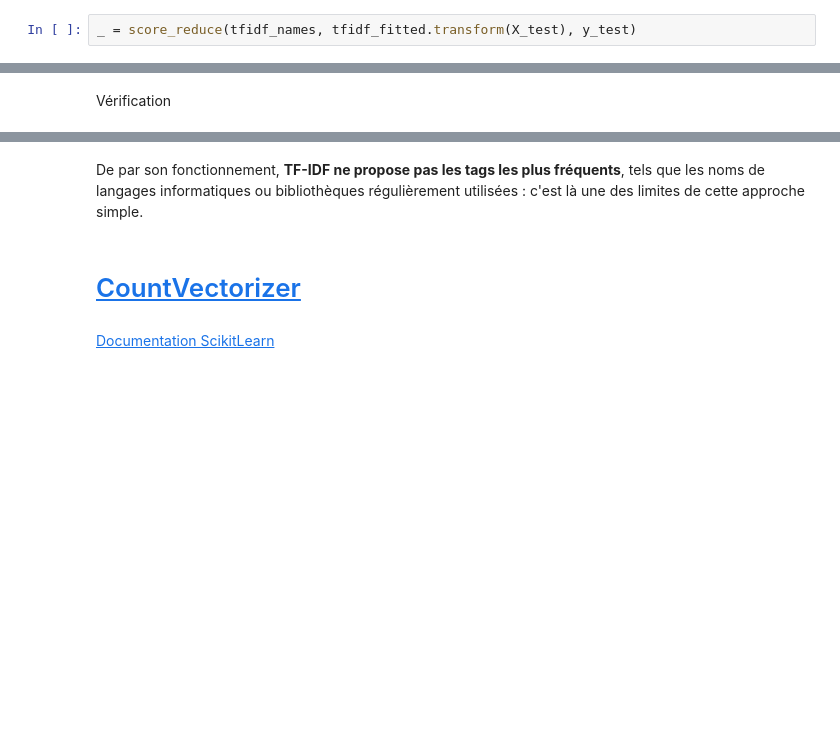
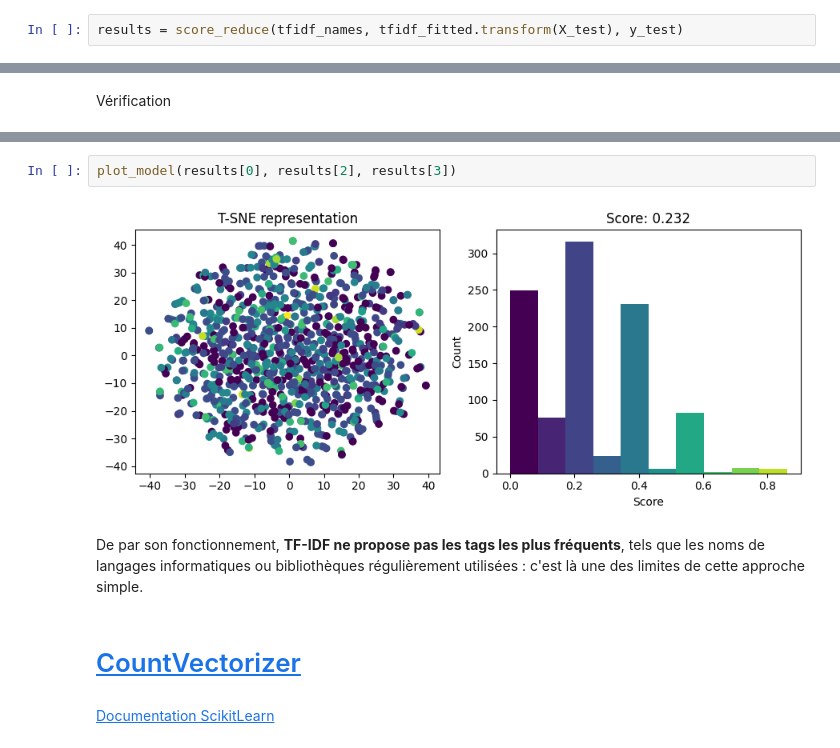
Before and after one commit to sycod/OC_P5_SoF, a Jupyter notebook: 3_non_supervise.ipynb, the cells around one changed output, grey strips where cells are left out. Saved outputs shown, nothing was run; the diff lists cells and outputs as text; blank space fills up the shorter version.

Commit message:
plot ok

```diff
--- a/3_non_supervise.ipynb
+++ b/3_non_supervise.ipynb
@@ -181,5 +181,5 @@ print(f"🔹 Score:\n\t{score_terms(pred_words, y)}\n")
 # %% [markdown]
 Application sur nos données de test
 # %%
-_ = score_reduce(tfidf_names, tfidf_fitted.transform(X_test), y_test)
+results = score_reduce(tfidf_names, tfidf_fitted.transform(X_test), y_test)
 # %% [output]
@@ -279,7 +197,11 @@ NameError: name 'scores' is not defined
+# %%
+plot_model(results[0], results[2], results[3])
+# %% [output]
+[figure, added]
 # %% [markdown]
 De par son fonctionnement, **TF-IDF ne propose pas les tags les plus fréquents**, tels que les noms de langages informatiques ou bibliothèques régulièrement utilisées : c'est là une des limites de cette approche simple.
 # %% [markdown]
-# <a id='toc4_'></a>[CountVectorizer](#toc0_)
+# <a id='toc3_'></a>[CountVectorizer](#toc0_)
 # %% [markdown]
 [Documentation ScikitLearn](https://scikit-learn.org/stable/modules/generated/sklearn.feature_extraction.text.CountVectorizer.html)
 # %% [markdown]
```
Also changed, not shown: parts of 23 cells of this notebook, 1 other file.
